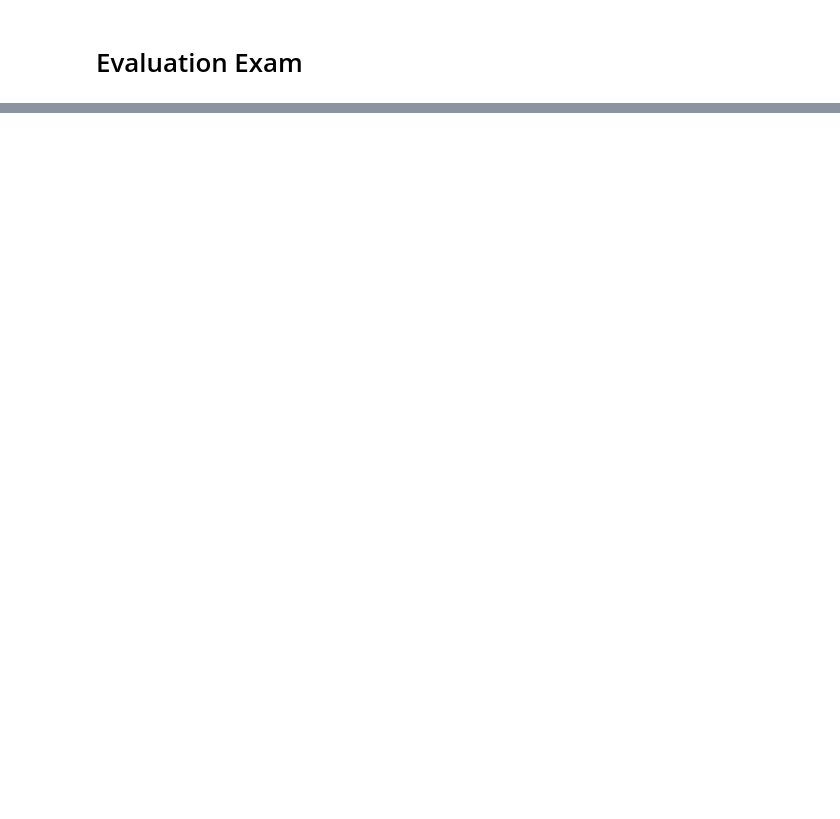
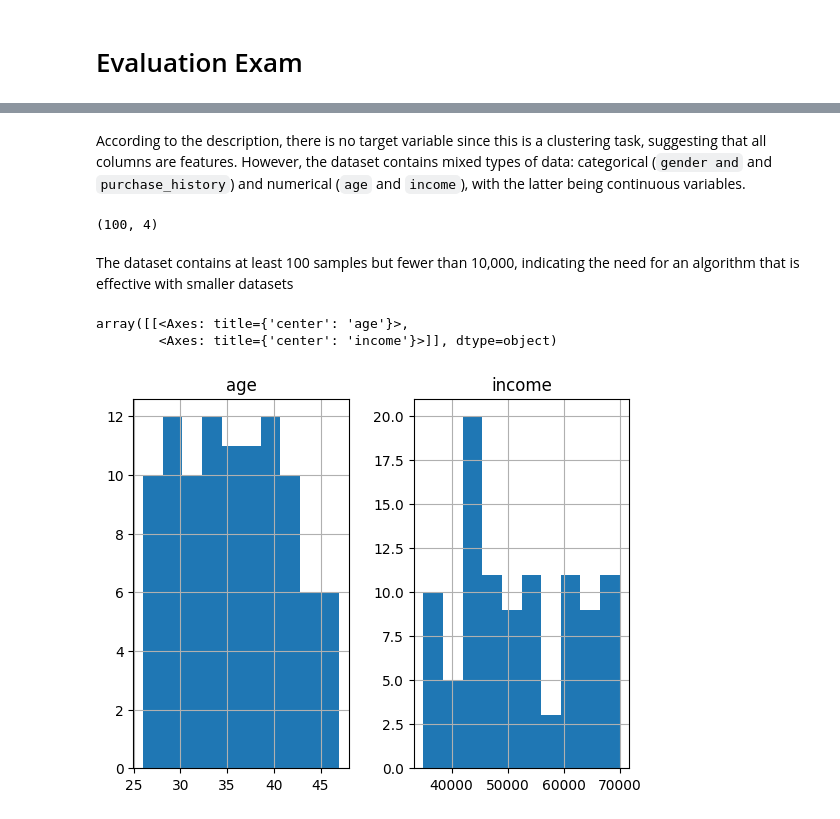
Before and after one commit to SandovalAguilar/classification-case, a Jupyter notebook: Notebook/case.ipynb, the cells around one changed output, grey strips where cells are left out. Saved outputs shown, nothing was run; the diff lists cells and outputs as text; code cells hidden in the pictures; blank space fills up the shorter version.

```diff
--- a/Notebook/case.ipynb
+++ b/Notebook/case.ipynb
@@ -55,0 +75,3 @@ Steps to follow:
+# %%
+# Load the data
+df = pd.read_csv("data.csv", index_col="customer_id")
@@ -55,0 +104,8 @@ Steps to follow:
+# %% [markdown]
+According to the description, there is no target variable since this is a clustering task, suggesting that all columns are features. However, the dataset contains mixed types of data: categorical (`gender and` and `purchase_history`) and numerical (`age` and `income`), with the latter being continuous variables.
+# %%
+df.shape
+# %% [output]
+(100, 4)
+# %% [markdown]
+The dataset contains at least 100 samples but fewer than 10,000, indicating the need for an algorithm that is effective with smaller datasets
@@ -55,0 +115,8 @@ Steps to follow:
+# %%
+# Create histogram for each categorical column in DataFrame
+numerical_columns = df.select_dtypes(include=['int64']).columns
+df[numerical_columns].hist()
+# %% [output]
+array([[<Axes: title={'center': 'age'}>,
+        <Axes: title={'center': 'income'}>]], dtype=object)
+[figure, added]
```
Also changed, not shown: parts of 25 cells of this notebook, 1 other file.
